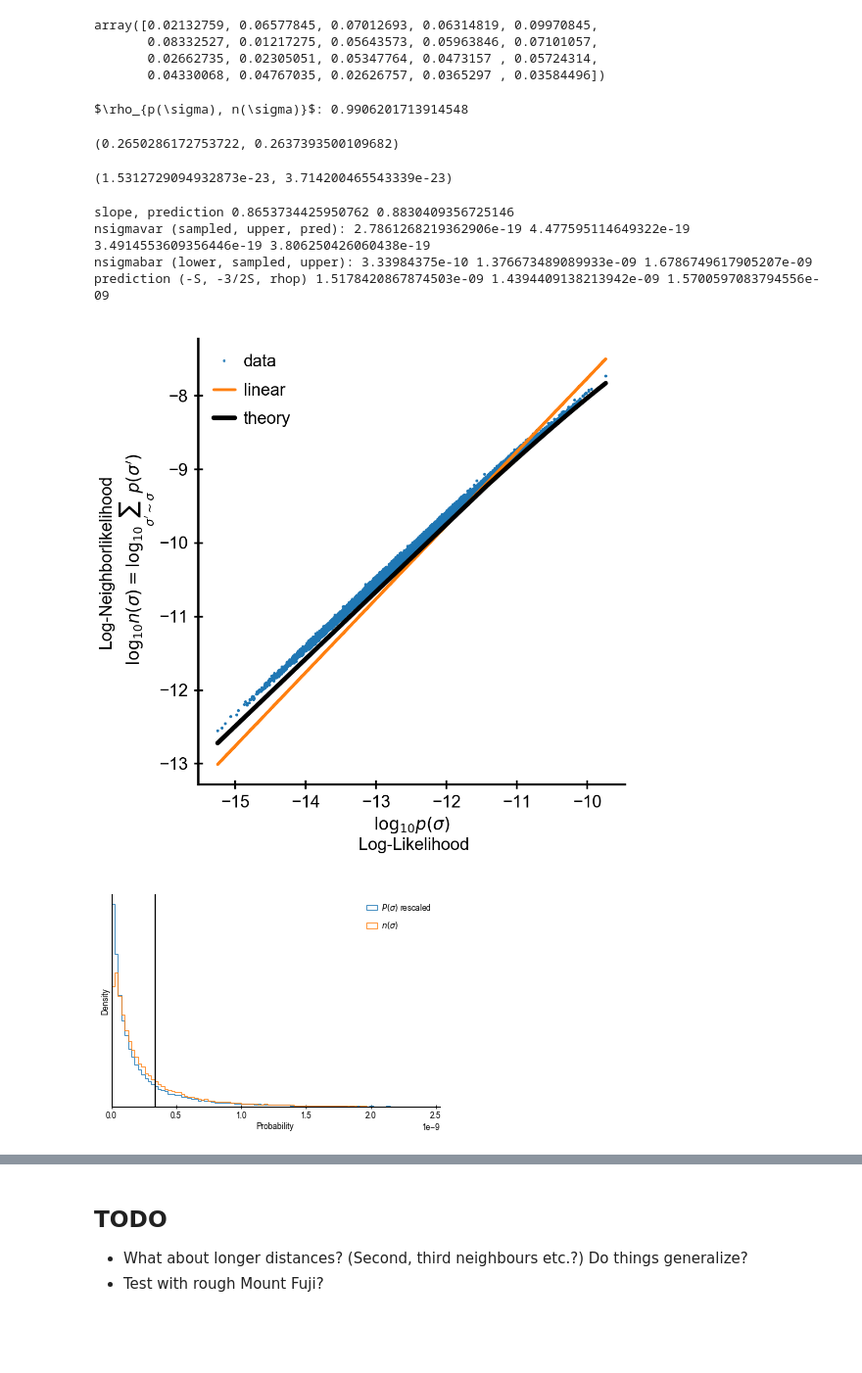
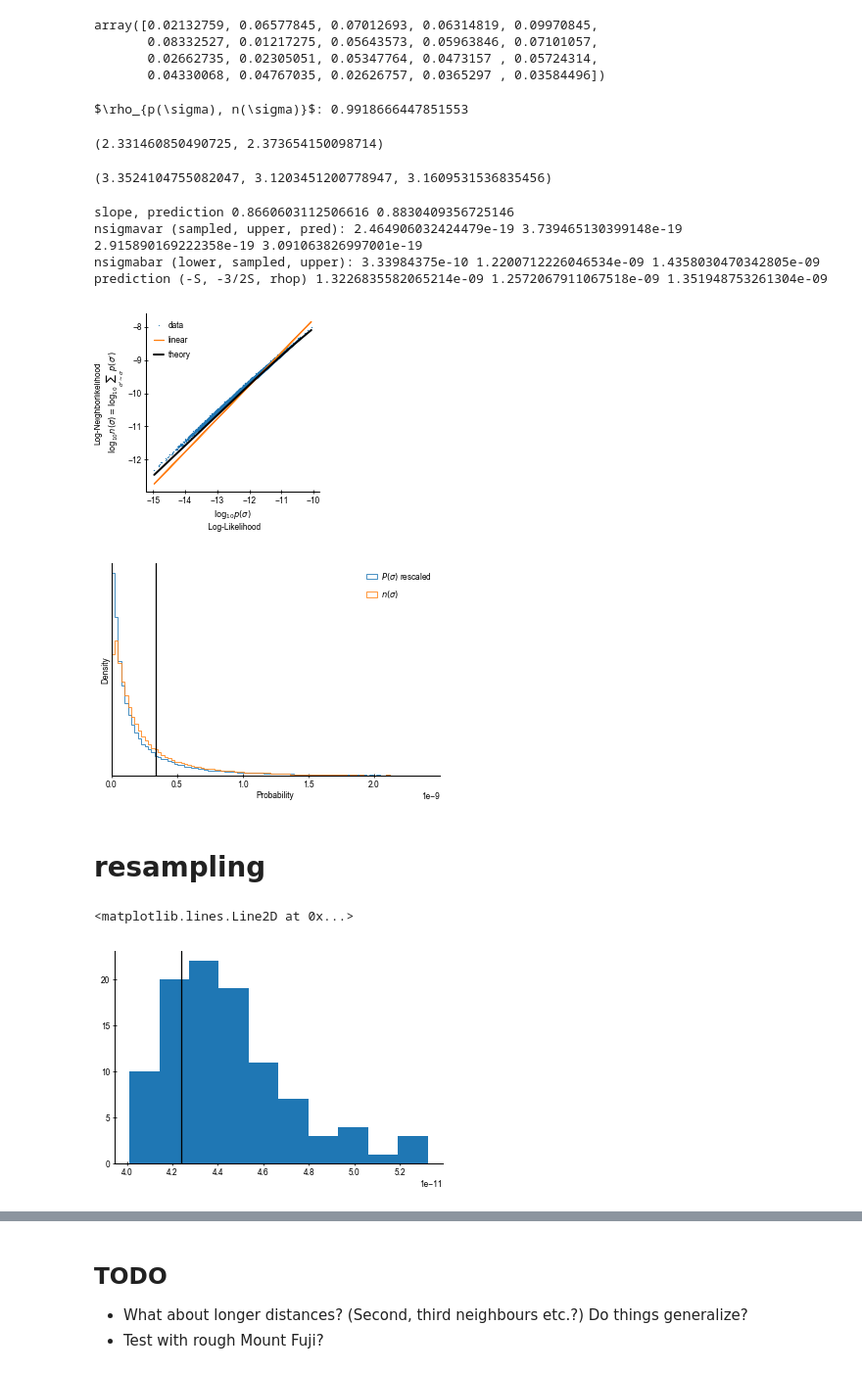
Before and after one commit to andim/peptidome, a Jupyter notebook: code/nnprob_likelihood/math.ipynb, the cells around one changed output, grey strips where cells are left out. Shown: that part at 98% size. Drawn from its saved outputs; the diff is of its cells as text; code cells hidden in the pictures; blank space fills up the shorter version.

```diff
--- a/code/nnprob_likelihood/math.ipynb
+++ b/code/nnprob_likelihood/math.ipynb
@@ -100,7 +96,7 @@ pi /= pi.sum()
 
 psigmas = []
 nsigmas = []
-Nsample = 100000
+Nsample = 10000
 for i in range(Nsample):
     sigma = np.random.randint(0, S, k)
     psigma = np.prod(pi[sigma])
@@ -112,16 +108,18 @@ psigmas = np.asarray(psigmas)
 rho = np.corrcoef(psigmas, nsigmas)[1, 0]
 print(r'$\rho_{p(\sigma), n(\sigma)}$:', rho)
 # %% [output]
-$\rho_{p(\sigma), n(\sigma)}$: 0.9906201713914548
+$\rho_{p(\sigma), n(\sigma)}$: 0.9918666447851553
 # %%
-np.var(np.log(psigmas))/k, np.var(np.log(pi))
+# variance of lognormal
+np.var(np.log(psigmas)), np.var(np.log(pi))*k
 # %% [output]
-(0.2650286172753722, 0.2637393500109682)
+(2.331460850490725, 2.373654150098714)
 # %%
+# coefficient of variation
 sigmasq = np.var(np.log(pi))*k
-np.var(psigmas), (np.exp(sigmasq)-1)/N**2
+np.var(psigmas)*N**2, (np.exp(sigmasq)-1)**.5, (np.exp(np.var(np.log(psigmas)))-1)**.5
 # %% [output]
-(1.5312729094932873e-23, 3.714200465543339e-23)
+(3.3524104755082047, 3.1203451200778947, 3.1609531536835456)
 # %%
 fig, ax = plt.subplots(figsize=(3.42, 3.42))
 ax.plot(np.log10(psigmas), np.log10(nsigmas), '.', label='data', ms=1)
@@ -131,39 +129,39 @@ ax.plot(np.log10(psigmas), np.log10(psigmas)+np.log10(k*(S-1)), '-', label='line
 psigmas_theory = np.linspace(min(psigmas), max(psigmas))
 ax.plot(np.log10(psigmas_theory),
         #np.log10(psigmas_theory) + np.log10(Nn - S*(psigmas_theory*float(S**k) - 1)),
         np.log10(psigmas_theory) + np.log10(Nn - S*np.log(psigmas_theory*N)),
         'k-', label='theory', lw=2)
 #ax.axvline(-k*np.log10(S), c='k')
 ax.set_xlabel('$\log_{10} p(\sigma)$\n Log-Likelihood')
 ax.set_ylabel("Log-Neighborlikelihood\n $\log_{10} n(\sigma) = \log_{10} \sum_{\sigma' \sim \sigma} p(\sigma')$")
 ax.legend()
 fig.tight_layout()
 fig.savefig('main.png')
 fig.savefig('../../paper/images/nnproblikelihood.pdf')
 
 slope, intercept = np.polyfit(np.log10(psigmas), np.log10(nsigmas), 1)
 rho1 = 1 - S/(k*(S-1))
 print('slope, prediction', slope, rho1)
 nsigmavar_pred = np.var(psigmas)* Nn**2 * rho1**2
 nsigmavar_pred2 = Nn*np.var(psigmas)*(1+(Nn-1)*rhop)
 print('nsigmavar (sampled, upper, pred):',
       np.var(nsigmas),
       np.var(psigmas)*Nn**2,
       nsigmavar_pred,
       nsigmavar_pred2)
-nsigmabar = np.sum(nsigmas*psigmas/np.sum(psigmas))
+nsigmabar = np.mean(nsigmas*psigmas)*N
 nsigmabar_upper = Nn*np.mean(psigmas**2)*N
 nsigmabar_pred = Nn/N + N*Nn*rho1*np.var(psigmas)
 nsigmabar_pred2 = Nn/N + N*(Nn-1.5*S)*np.var(psigmas)
 nsigmabar_pred3 = Nn/N + N*(np.var(psigmas) * nsigmavar_pred2)**.5
 print('nsigmabar (lower, sampled, upper):', Nn/N, nsigmabar, nsigmabar_upper)
 print('prediction (-S, -3/2S, rhop)', nsigmabar_pred, nsigmabar_pred2, nsigmabar_pred3)
 # %% [output]
-slope, prediction 0.8653734425950762 0.8830409356725146
-nsigmavar (sampled, upper, pred): 2.7861268219362906e-19 4.477595114649322e-19 3.4914553609356446e-19 3.806250426060438e-19
-nsigmabar (lower, sampled, upper): 3.33984375e-10 1.376673489089933e-09 1.6786749617905207e-09
-prediction (-S, -3/2S, rhop) 1.5178420867874503e-09 1.4394409138213942e-09 1.5700597083794556e-09
+slope, prediction 0.8660603112506616 0.8830409356725146
+nsigmavar (sampled, upper, pred): 2.464906032424479e-19 3.739465130399148e-19 2.915890169222358e-19 3.091063826997001e-19
+nsigmabar (lower, sampled, upper): 3.33984375e-10 1.2200712226046534e-09 1.4358030470342805e-09
+prediction (-S, -3/2S, rhop) 1.3226835582065214e-09 1.2572067911067518e-09 1.351948753261304e-09
-[figure, old version]
+[figure, new version]
 # %%
 bins = np.linspace(0.0, np.percentile(nsigmas, 99), 100)
 fig, ax = plt.subplots()
@@ -177,4 +175,6 @@ ax.set_yticks([])
 ax.set_ylabel('Density')
 ax.set_xlabel('Probability');
 # %% [output]
-[figure, old version]
+[figure, new version]
+# %% [markdown]
+# resampling
@@ -180,0 +207,9 @@ ax.set_xlabel('Probability');
+# %%
+plt.hist(nsigmabars)
+p0 = 1/N
+cv = (np.exp(np.var(np.log(pi))*k)-1)**.5
+predicted = p0 * Nn * (1.0 +  cv**2 * (1-1.5* S/Nn))
+plt.axvline(predicted, c='k')
+# %% [output]
+<matplotlib.lines.Line2D at 0x...>
+[figure, added]
```
Also changed, not shown: parts of 17 cells of this notebook, 2 other files.
